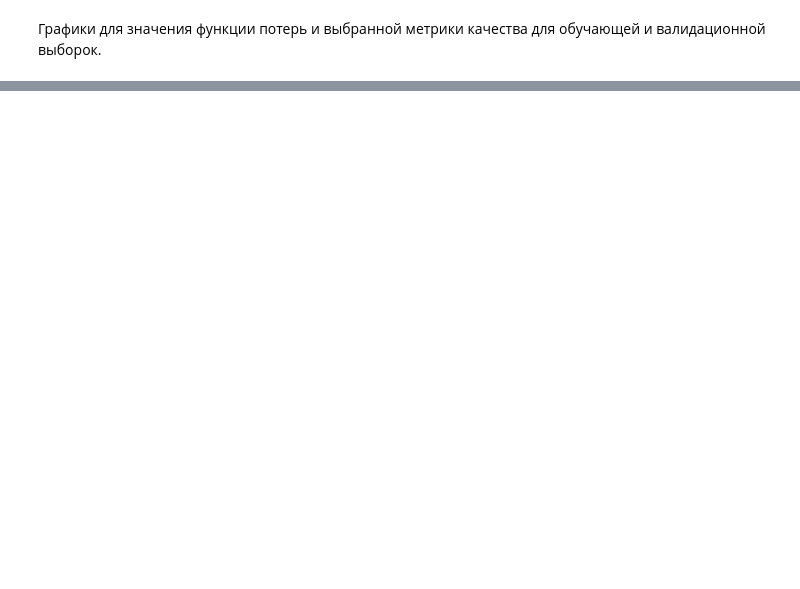
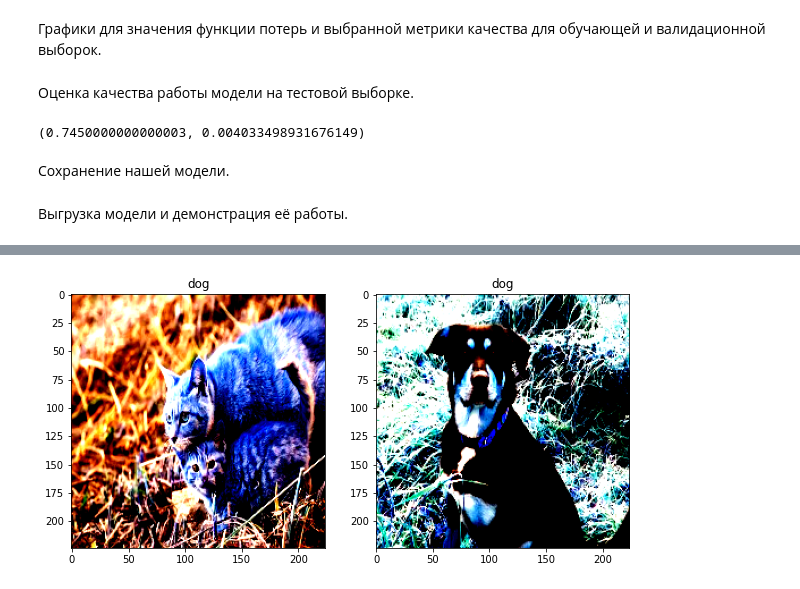
Before and after one commit to Zidrielen/python-labs, a Jupyter notebook: Lab_5.ipynb, the cells around one changed output, grey strips where cells are left out. Drawn from its saved outputs; the diff is of its cells as text; code cells hidden in the pictures; blank space fills up the shorter version.

```diff
--- a/Lab_5.ipynb
+++ b/Lab_5.ipynb
@@ -220,3 +204,44 @@ plt.plot(range(10), val_loss_values, color="purple")
 plt.legend(loc=2, prop={'size': 20})
 
 plt.savefig(f"/content/drive/MyDrive/Colab Notebooks/plots/experiment_{a}")
+# %% [markdown]
+Оценка качества работы модели на тестовой выборке.
+# %%
+model.eval()
+
+test_loss = 0
+test_accuracy = 0
+
+for data, label in test_dataloader:
+    data = data.to(device)
+    label = label.to(device)
+
+    output = model(data)
+
+    acc = np.array(([1 if (1 if output[j][0].detach() >= 0.5 else 0) == int(label[j]) else 0 for j in range(2)])).mean()
+    test_accuracy += acc / len(test_dataloader)
+    test_loss += float(loss.detach()) / len(test_dataloader)
+
+test_accuracy, test_loss
+# %% [output]
+(0.7450000000000003, 0.004033498931676149)
+# %% [markdown]
+Сохранение нашей модели.
+# %%
+path_to_model = r"/content/drive/MyDrive/Colab Notebooks/Model.pth"
+torch.save(model.state_dict(), path_to_model)
+# %% [markdown]
+Выгрузка модели и демонстрация её работы.
+# %%
+loaded_model = CNN().to(device)
+loaded_model.load_state_dict(torch.load(path_to_model))
+loaded_model.eval()
+
+plt.figure(figsize=(10, 5))
+
+for j in range(2):
+  index = random.randint(0, 200)
+  plt.subplot(1, 2, j + 1)
+  plt.title("dog" if (1 if  loaded_model(test_dataset[index][0].unsqueeze(dim=0))[0] >= 0.5 else 0) == 0 else "cat")
+  plt.imshow(test_dataset[index][0].permute(1, 2, 0).numpy()[:, :, ::-1])
+# %% [output]
@@ -222,0 +250 @@ plt.savefig(f"/content/drive/MyDrive/Colab Notebooks/plots/experiment_{a}")
+[figure, added]
```
Also changed, not shown: parts of 4 cells of this notebook.
